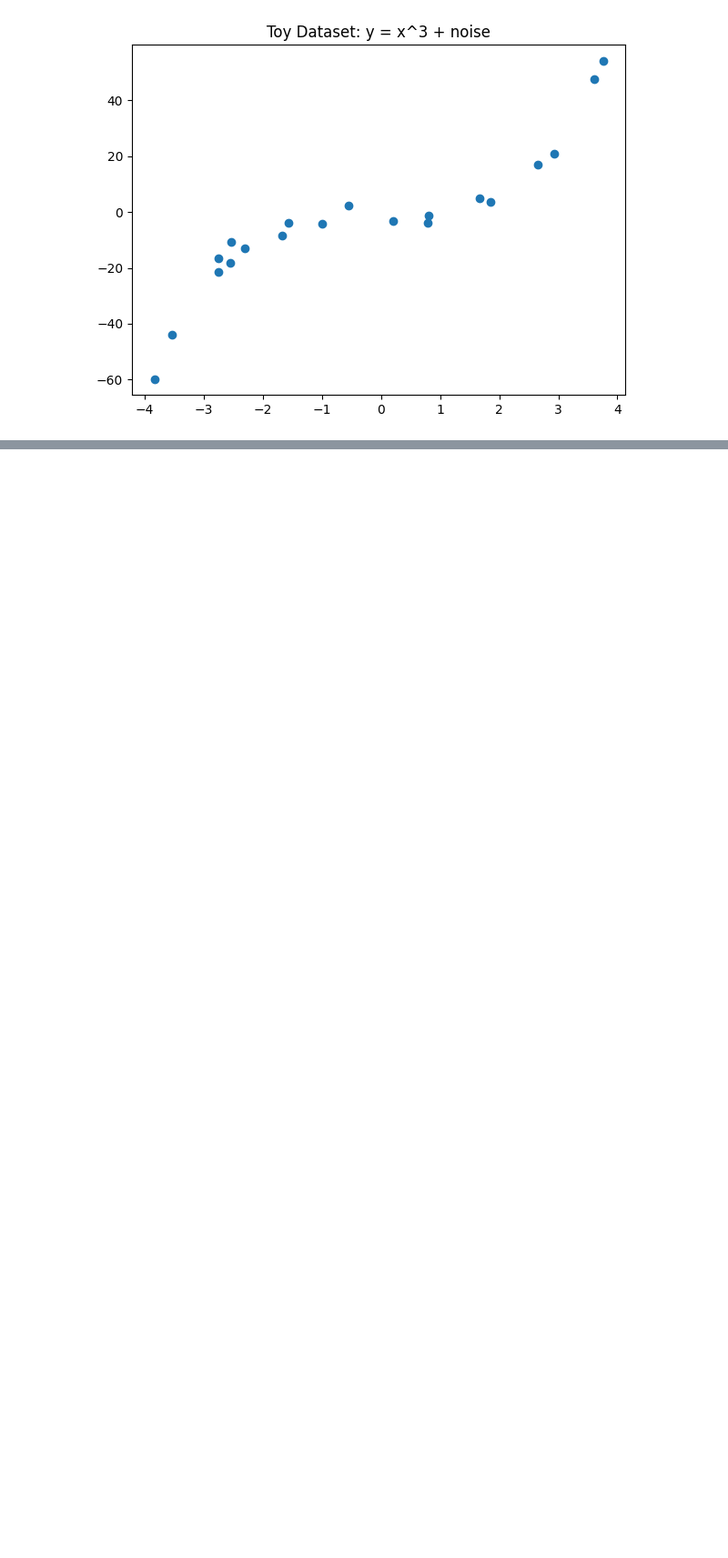
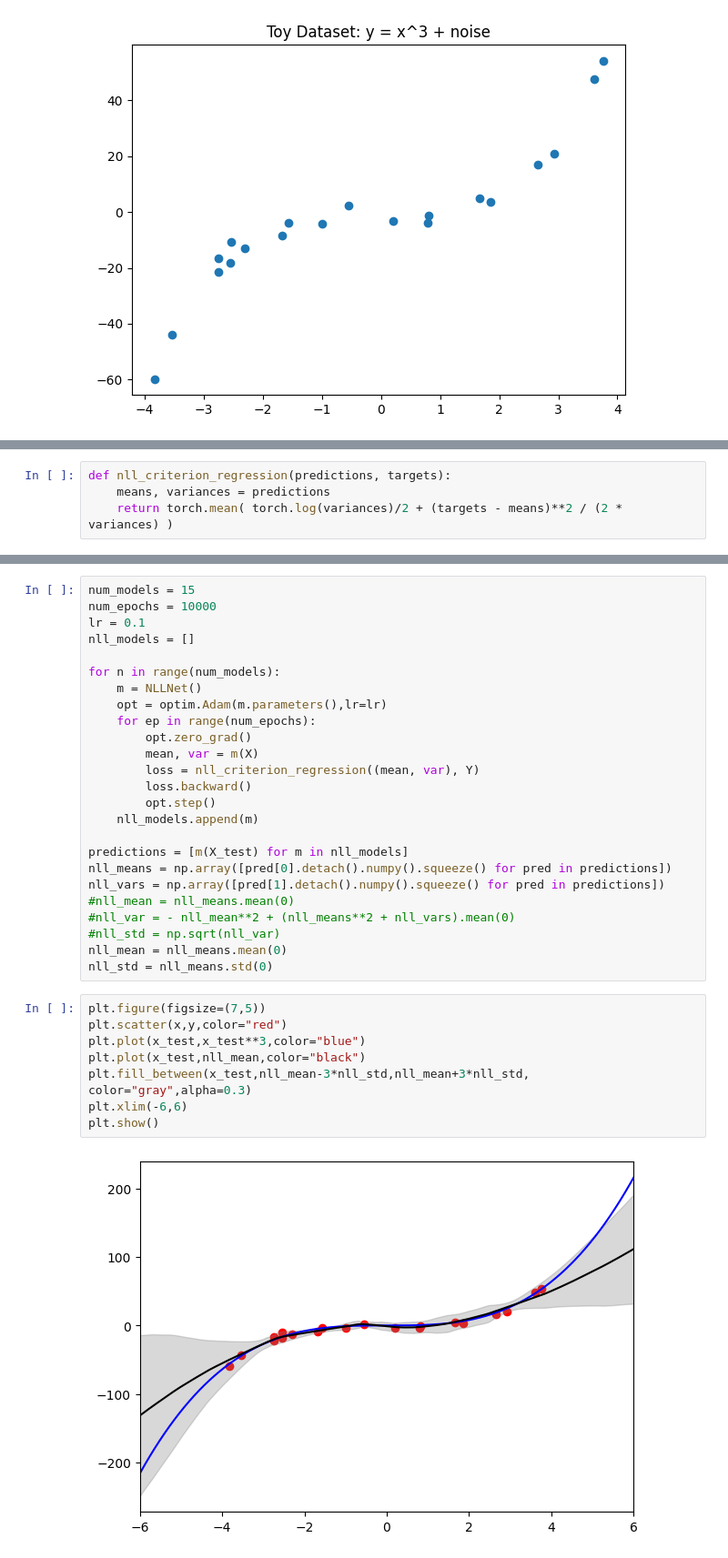
Before and after one commit to dcs321/AML_Deep_ensembles, a Jupyter notebook: ToyData_MSE_Regression.ipynb, the cells around one changed output, grey strips where cells are left out. Shown at 91% size. Saved outputs shown, nothing was run; the diff lists cells and outputs as text; blank space fills up the shorter version.

```diff
--- a/ToyData_MSE_Regression.ipynb
+++ b/ToyData_MSE_Regression.ipynb
@@ -78,0 +101,4 @@ plt.show()
+# %%
+def nll_criterion_regression(predictions, targets):
+    means, variances = predictions
+    return torch.mean( torch.log(variances)/2 + (targets - means)**2 / (2 * variances) )
@@ -78,0 +138,35 @@ plt.show()
+# %%
+num_models = 15
+num_epochs = 10000
+lr = 0.1
+nll_models = []
+
+for n in range(num_models):
+    m = NLLNet()
+    opt = optim.Adam(m.parameters(),lr=lr)
+    for ep in range(num_epochs):
+        opt.zero_grad()
+        mean, var = m(X)
+        loss = nll_criterion_regression((mean, var), Y)
+        loss.backward()
+        opt.step()
+    nll_models.append(m)
+
+predictions = [m(X_test) for m in nll_models]
+nll_means = np.array([pred[0].detach().numpy().squeeze() for pred in predictions])
+nll_vars = np.array([pred[1].detach().numpy().squeeze() for pred in predictions])
+#nll_mean = nll_means.mean(0)
+#nll_var = - nll_mean**2 + (nll_means**2 + nll_vars).mean(0)
+#nll_std = np.sqrt(nll_var)
+nll_mean = nll_means.mean(0)
+nll_std = nll_means.std(0)
+# %%
+plt.figure(figsize=(7,5))
+plt.scatter(x,y,color="red")
+plt.plot(x_test,x_test**3,color="blue")
+plt.plot(x_test,nll_mean,color="black")
+plt.fill_between(x_test,nll_mean-3*nll_std,nll_mean+3*nll_std, color="gray",alpha=0.3)
+plt.xlim(-6,6)
+plt.show()
+# %% [output]
+[figure, added]
```
Also changed, not shown: parts of 7 cells of this notebook.
